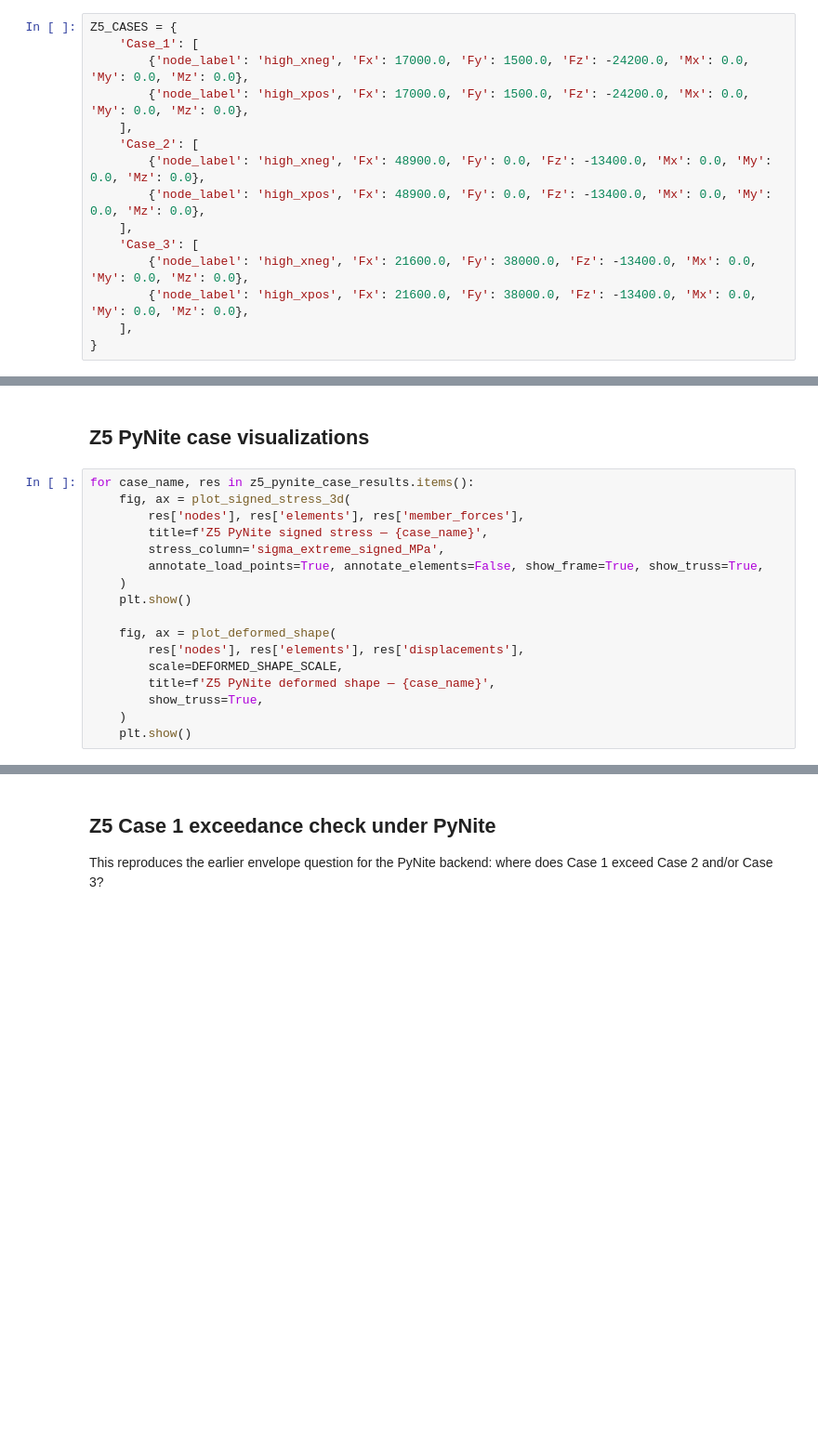
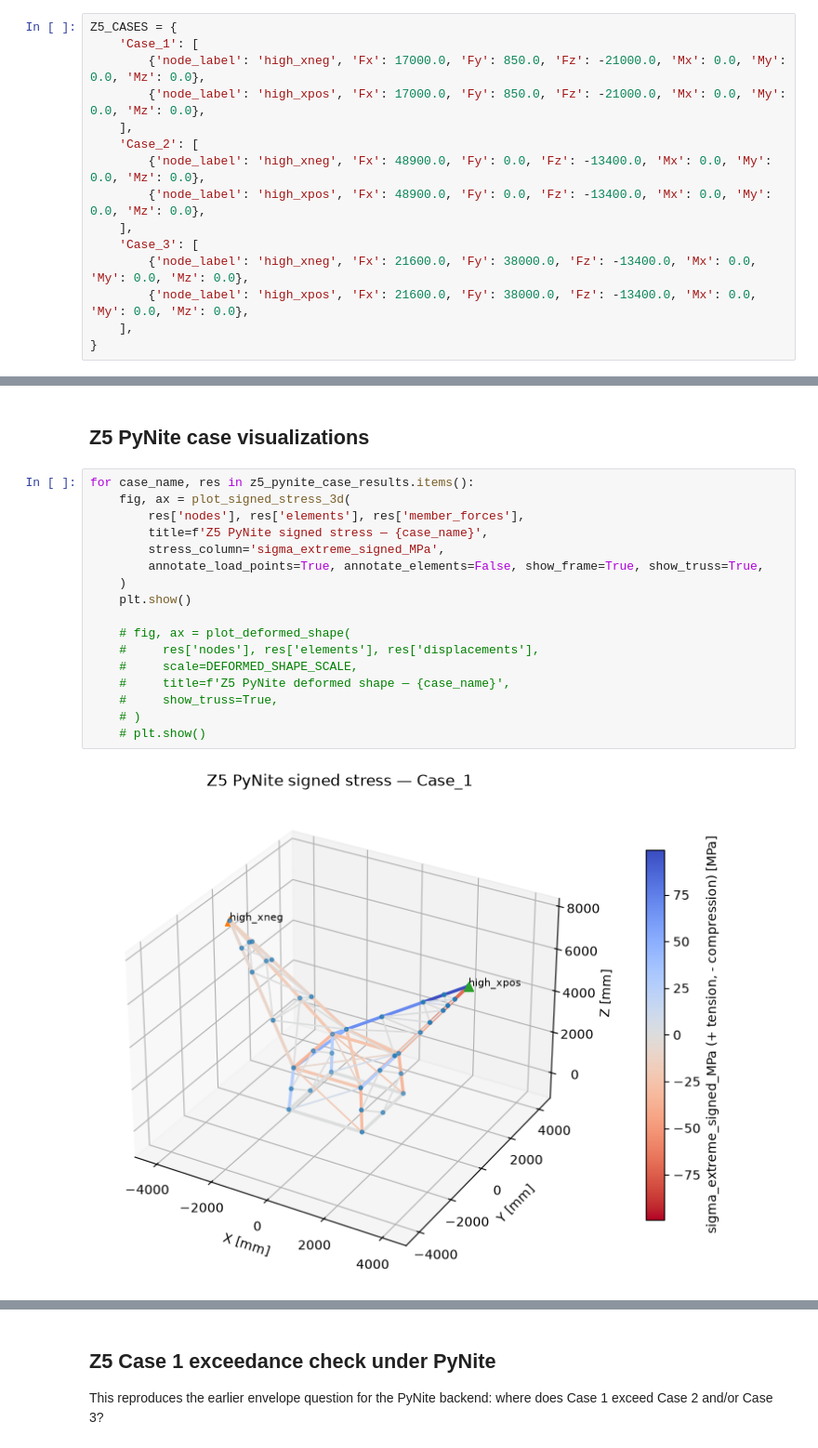
Before and after one commit to geoathan90/keratia, a Jupyter notebook: notebooks/04_pynite_comparison_workflow.ipynb, the cells around one changed output, grey strips where cells are left out. Shown at 93% size. Cells and saved outputs as stored; diff of their text form; blank space fills up the shorter version.

```diff
--- a/notebooks/04_pynite_comparison_workflow.ipynb
+++ b/notebooks/04_pynite_comparison_workflow.ipynb
@@ -251,8 +372,8 @@ The remaining cells run the three specific Z5 cases using the PyNite backend.
 # %%
 Z5_CASES = {
     'Case_1': [
-        {'node_label': 'high_xneg', 'Fx': 17000.0, 'Fy': 1500.0, 'Fz': -24200.0, 'Mx': 0.0, 'My': 0.0, 'Mz': 0.0},
-        {'node_label': 'high_xpos', 'Fx': 17000.0, 'Fy': 1500.0, 'Fz': -24200.0, 'Mx': 0.0, 'My': 0.0, 'Mz': 0.0},
+        {'node_label': 'high_xneg', 'Fx': 17000.0, 'Fy': 850.0, 'Fz': -21000.0, 'Mx': 0.0, 'My': 0.0, 'Mz': 0.0},
+        {'node_label': 'high_xpos', 'Fx': 17000.0, 'Fy': 850.0, 'Fz': -21000.0, 'Mx': 0.0, 'My': 0.0, 'Mz': 0.0},
     ],
     'Case_2': [
         {'node_label': 'high_xneg', 'Fx': 48900.0, 'Fy': 0.0, 'Fz': -13400.0, 'Mx': 0.0, 'My': 0.0, 'Mz': 0.0},
@@ -285,17 +414,19 @@ display(z5_pynite_summary)
 # %%
 for case_name, res in z5_pynite_case_results.items():
     fig, ax = plot_signed_stress_3d(
         res['nodes'], res['elements'], res['member_forces'],
         title=f'Z5 PyNite signed stress — {case_name}',
         stress_column='sigma_extreme_signed_MPa',
         annotate_load_points=True, annotate_elements=False, show_frame=True, show_truss=True,
     )
     plt.show()
 
-    fig, ax = plot_deformed_shape(
-        res['nodes'], res['elements'], res['displacements'],
-        scale=DEFORMED_SHAPE_SCALE,
-        title=f'Z5 PyNite deformed shape — {case_name}',
-        show_truss=True,
-    )
-    plt.show()
+    # fig, ax = plot_deformed_shape(
+    #     res['nodes'], res['elements'], res['displacements'],
+    #     scale=DEFORMED_SHAPE_SCALE,
+    #     title=f'Z5 PyNite deformed shape — {case_name}',
+    #     show_truss=True,
+    # )
+    # plt.show()
+# %% [output]
+[figure, added]
```
Also changed, not shown: parts of 15 cells of this notebook.
